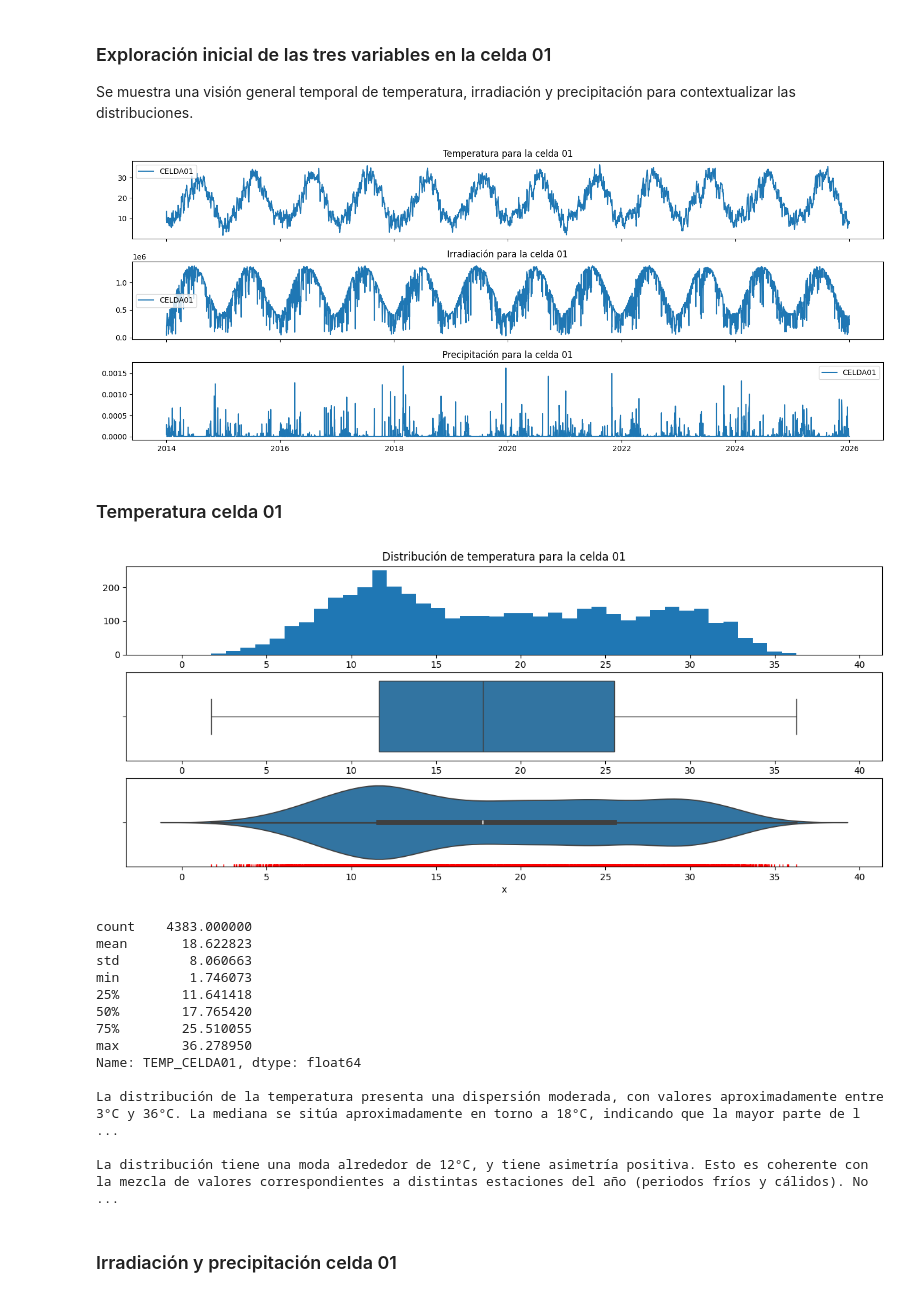
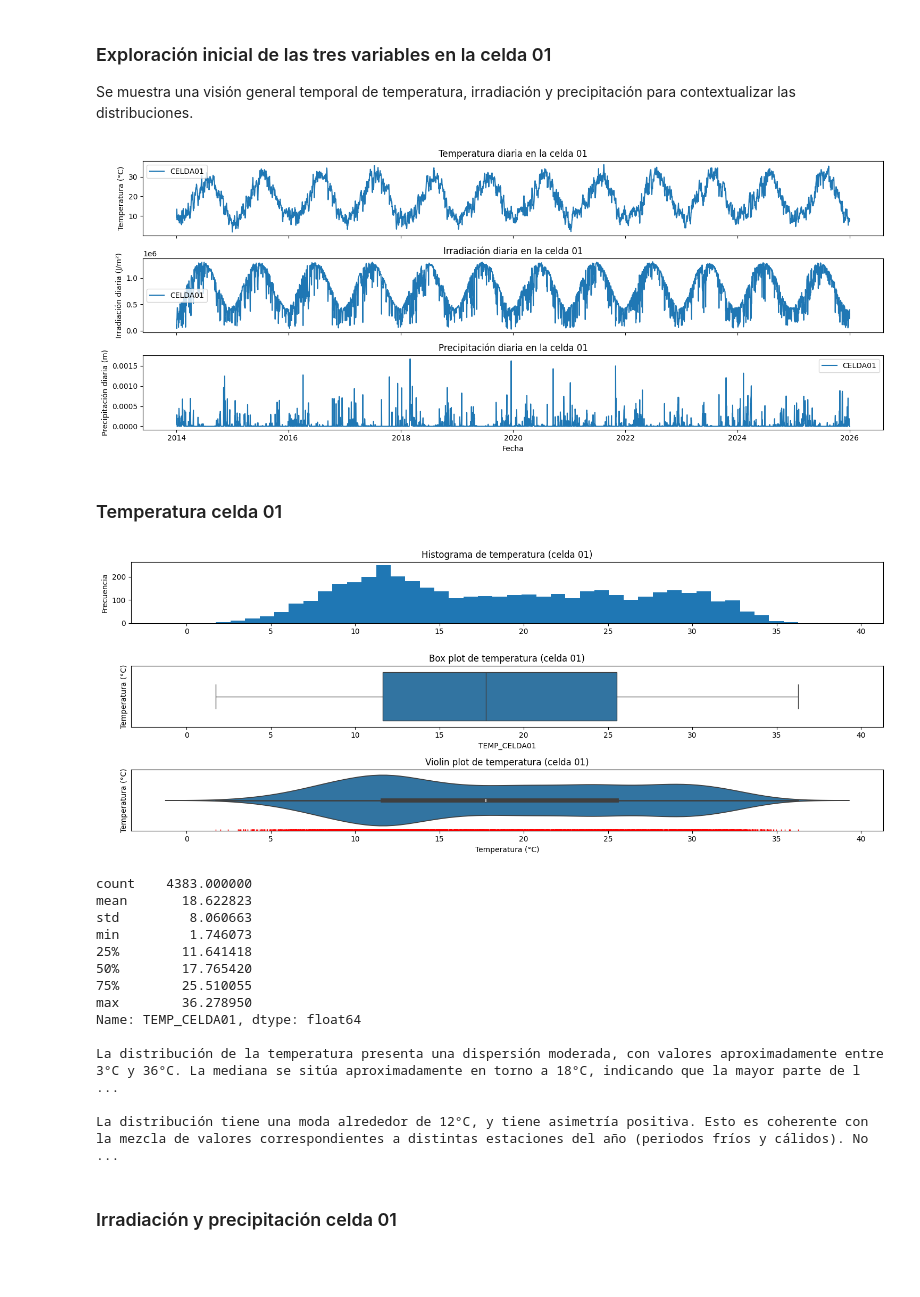
Before and after one commit to AlbertoRodvic/t1_estadistica_descriptiva, a Jupyter notebook: src/Apartado_1.ipynb, the cells around one changed output. Cells and saved outputs as stored; diff of their text form; code cells hidden in the pictures; blank space fills up the shorter version.

```diff
--- a/src/Apartado_1.ipynb
+++ b/src/Apartado_1.ipynb
@@ -6,6 +6,10 @@
 En esta sección se importan los datos y librerías necesarias para el análisis del Apartado 1.
 # %%
 from carga_de_datos import *
+from pathlib import Path
+PROJECT_ROOT = Path.cwd().parent if Path.cwd().name == 'src' else Path.cwd()
+IMAGES_DIR = PROJECT_ROOT / 'images'
+IMAGES_DIR.mkdir(parents=True, exist_ok=True)
 # %% [output]
 Tamaño de df_orig_temp con los datos cargados: (4383, 15)
 Dataframe con todos los datos leidos (filas: días, columnas: variables):
@@ -31,7 +35,7 @@ Dataframe con todos los datos leidos (filas: días, columnas: variables):
 
 Se muestra una visión general temporal de temperatura, irradiación y precipitación para contextualizar las distribuciones.
 # %%
-# VISUALIZACIÓN DE TEMPERATURA A LO LARGO DEL TIEMPO
+# VISUALIZACION DE TEMPERATURA A LO LARGO DEL TIEMPO
 fig, axes = plt.subplots(
     nrows=3,
     ncols=1,
@@ -41,57 +45,72 @@ fig, axes = plt.subplots(
 
 # Temperatura
 axes[0].plot(df_orig_temp.FECHA, df_orig_temp.TEMP_CELDA01, label='CELDA01')
-axes[0].set_title('Temperatura para la celda 01')
+axes[0].set_title('Temperatura diaria en la celda 01')
+axes[0].set_ylabel('Temperatura (°C)')
 axes[0].legend()
 
-# Irradiación
+# Irradiacion
 axes[1].plot(df_orig_irrad.FECHA, df_orig_irrad.IRRAD_CELDA01, label='CELDA01')
-axes[1].set_title('Irradiación para la celda 01')
+axes[1].set_title('Irradiación diaria en la celda 01')
+axes[1].set_ylabel('Irradiación diaria (J/m²)')
 axes[1].legend()
 
-# Precipitación
+# Precipitacion
 axes[2].plot(df_orig_precip.FECHA, df_orig_precip.PRECIP_CELDA01, label='CELDA01')
-axes[2].set_title('Precipitación para la celda 01')
+axes[2].set_title('Precipitación diaria en la celda 01')
+axes[2].set_ylabel('Precipitación diaria (m)')
+axes[2].set_xlabel('Fecha')
 axes[2].legend()
 
 plt.tight_layout()
+plt.savefig(IMAGES_DIR / 'Gráfico 1.1： Evolución temporal en la celda 01.png', dpi=300, bbox_inches='tight')
 plt.show()
 # %% [output]
-[figure, old version]
+[figure, new version]
 # %% [markdown]
 ### Temperatura celda 01
 # %%
-# GRÁFICOS TÍPICOS: histograma, box plot y violin plot
-nbins = 40 # número de intervalos histograma, ajustar para buena visualización
+# GRAFICOS TIPICOS: histograma, box plot y violin plot
+nbins = 40  # numero de intervalos histograma, ajustar para buena visualizacion
 
 # Tres ejes en vertical para sincronizar la variable x
-fig = plt.figure(1, figsize=(15, 6)) # permite indicar el nº de la figura y las dimensiones (ancho y alto)
+fig = plt.figure(1, figsize=(15, 6))
 
-# histograma
-ax1= plt.subplot(3,1,1)               # Filas, columnas, índice (el 3,1,1) --> filas y columnas son de la matriz de gráficos.
-plt.hist(df_orig_temp.TEMP_CELDA01, bins=nbins)               #                                        Los números progresan:  1,  2,
-plt.title('Distribución de temperatura para la celda 01')        #                                                                3,  4.
-# cajas
-ax2=plt.subplot(3,1,2, sharex=ax1)    # Sharex=ax1 --> Comparte el eje x con el de la primera gráfica. Hace que esté alineado.
+# Histograma
+ax1 = plt.subplot(3, 1, 1)
+plt.hist(df_orig_temp.TEMP_CELDA01, bins=nbins)
+ax1.set_title('Histograma de temperatura (celda 01)')
+ax1.set_ylabel('Frecuencia')
+
+# Cajas
+ax2 = plt.subplot(3, 1, 2, sharex=ax1)
 sns.boxplot(data=df_orig_temp.TEMP_CELDA01, orient='y')
-# violin
-ax3=plt.subplot(3,1,3, sharex=ax1)
+ax2.set_title('Box plot de temperatura (celda 01)')
+ax2.set_ylabel('Temperatura (°C)')
+ax2.set_yticks([])
+
+# Violin
+ax3 = plt.subplot(3, 1, 3, sharex=ax1)
 sns.violinplot(data=df_orig_temp.TEMP_CELDA01, orient='y')
 sns.rugplot(data=df_orig_temp.TEMP_CELDA01, color='r')
-plt.xlabel('x')
+ax3.set_title('Violin plot de temperatura (celda 01)')
+ax3.set_ylabel('Temperatura (°C)')
+ax3.set_xlabel('Temperatura (°C)')
+ax3.set_yticks([])
+
+plt.tight_layout()
+plt.savefig(IMAGES_DIR / 'Gráfico 1.2： Distribución de la temperatura en la celda 01.png', dpi=300, bbox_inches='tight')
 plt.show()
-
 
 # MEDIDAS IMPORTANTES: media, mediana...
 print(df_orig_temp.TEMP_CELDA01.describe())
-
 
 print("""
 La distribución de la temperatura presenta una dispersión moderada, con valores aproximadamente entre 3°C y 36°C. La mediana se sitúa aproximadamente en torno a 18°C, indicando que la mayor parte de los valores se concentran en torno a temperaturas templadas.
 
 La distribución tiene una moda alrededor de 12°C, y tiene asimetría positiva. Esto es coherente con la mezcla de valores correspondientes a distintas estaciones del año (periodos fríos y cálidos). No se observan valores atípicos extremadamente alejados del resto de observaciones.""")
 # %% [output]
-[figure, old version]
+[figure, new version]
 count    4383.000000
 mean       18.622823
 std         8.060663
```
Also changed, not shown: parts of 14 cells of this notebook, 26 other files.
